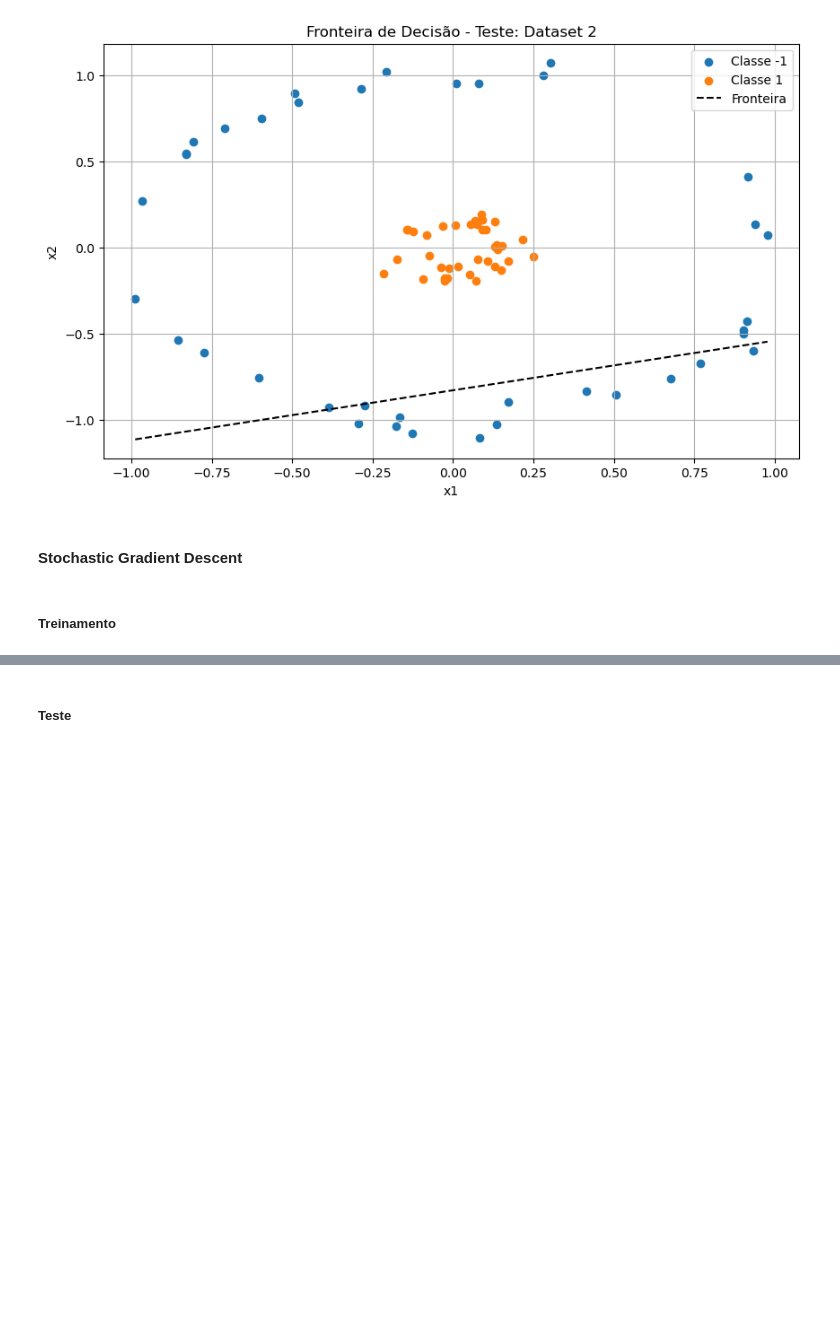
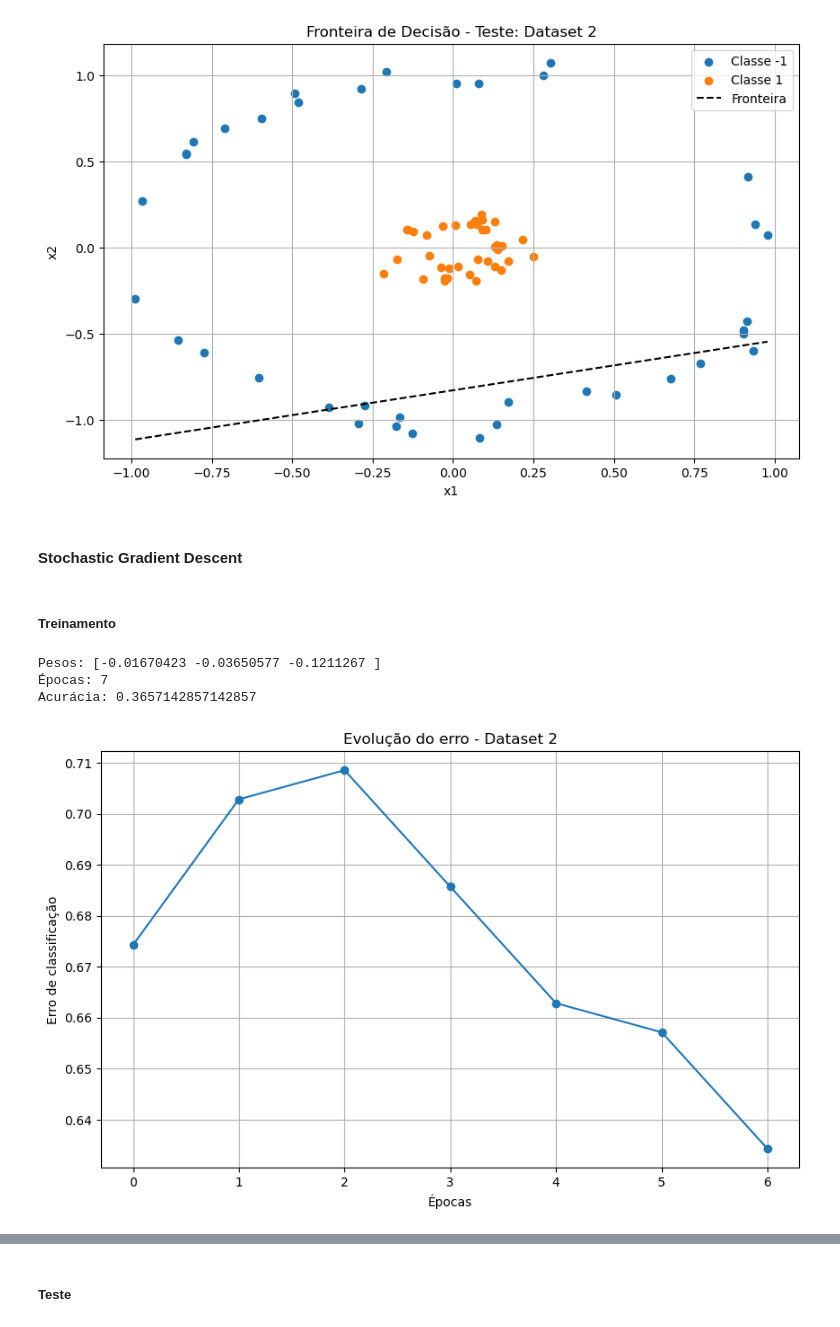
Before and after one commit to Marinopl/Artificial-Neural-Network, a Jupyter notebook: Adaline Script/adaline_mpl.ipynb, the cells around one changed output, grey strips where cells are left out. Saved outputs shown, nothing was run; the diff lists cells and outputs as text; code cells hidden in the pictures; blank space fills up the shorter version.

Commit message:
Updates in the adaline script

```diff
--- a/Adaline Script/adaline_mpl.ipynb
+++ b/Adaline Script/adaline_mpl.ipynb
@@ -280,3 +292,18 @@ plot_decision_boundary(X_test2, y_test2, modelBGD, title='Fronteira de Decisão
 #### Stochastic Gradient Descent
 # %% [markdown]
 ##### Treinamento
+# %%
+modelSGD = Adaline(learning_rate=0.01, epochs=100, precision=0.001, batch=False, seed=42)
+weights, epochs_trained, errors_class, errors_ms = modelSGD.fit(X_train2, y_train2)
+
+print("Pesos:", weights)
+print("Épocas:", epochs_trained)
+print("Acurácia:", modelSGD.accuracy(X_train2, y_train2))
+# %% [output]
+Pesos: [-0.01670423 -0.03650577 -0.1211267 ]
+Épocas: 7
+Acurácia: 0.3657142857142857
+# %%
+plot_error(modelSGD.errors_class, title="Evolução do erro - Dataset 2")
+# %% [output]
+[figure, added]
```
Also changed, not shown: parts of 112 cells of this notebook.
